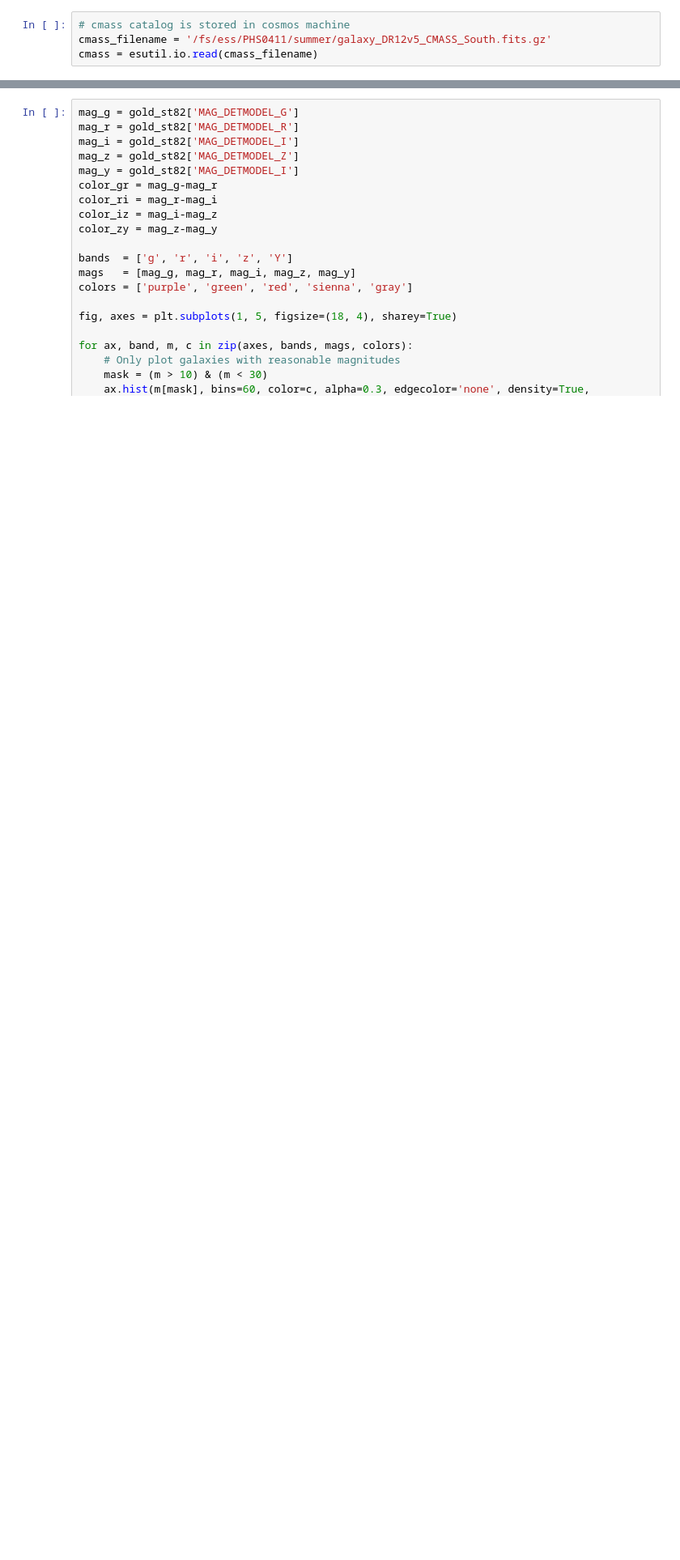
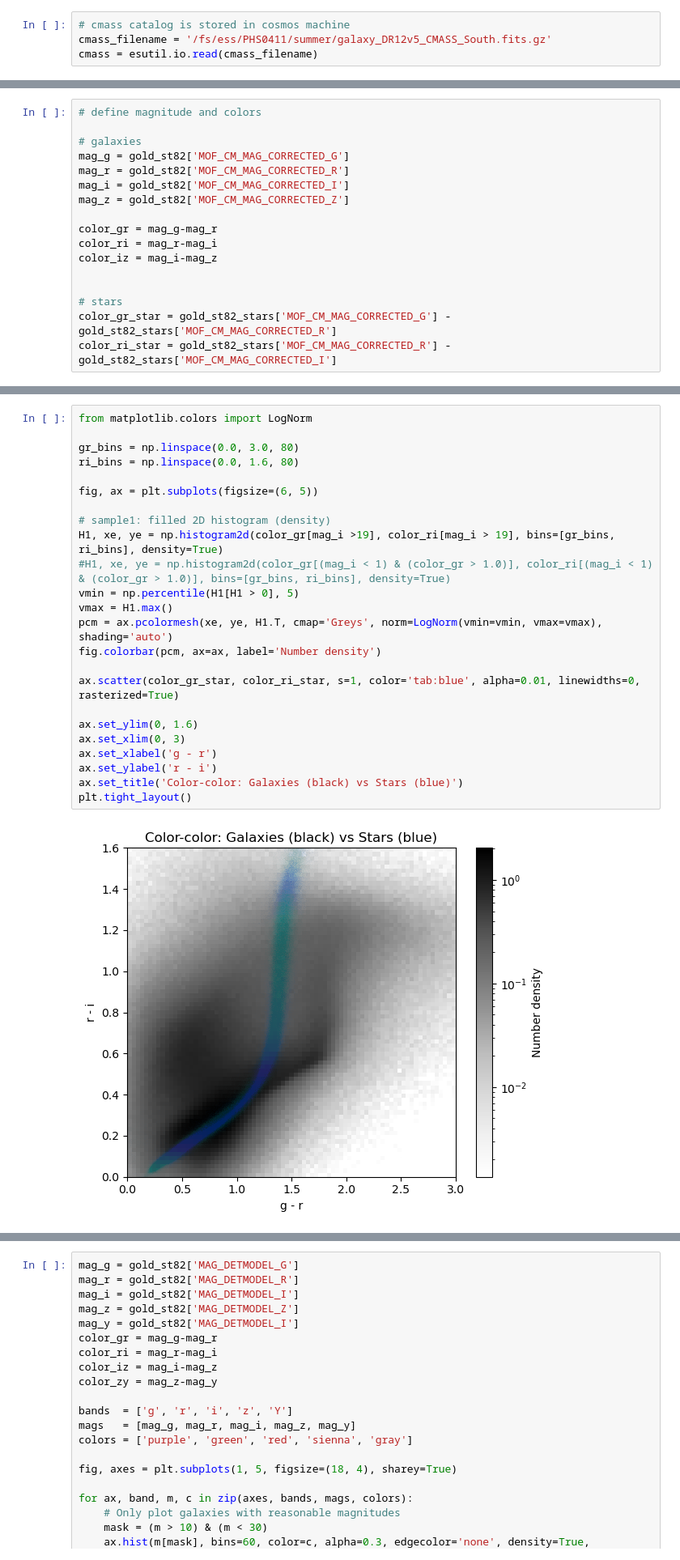
Before and after one commit to sujeong-lee/DMASS, a Jupyter notebook: notebooks/DMASS_tutorial_notebook.ipynb, the cells around one changed output, grey strips where cells are left out. Shown at 81% size. Drawn from its saved outputs; the diff is of its cells as text; blank space fills up the shorter version.

```diff
--- a/notebooks/DMASS_tutorial_notebook.ipynb
+++ b/notebooks/DMASS_tutorial_notebook.ipynb
@@ -110,0 +138,17 @@ Number of non-CMASS galaxies in Y3 GOLD catalog: 7067361
+# %%
+# define magnitude and colors
+
+# galaxies
+mag_g = gold_st82['MOF_CM_MAG_CORRECTED_G']
+mag_r = gold_st82['MOF_CM_MAG_CORRECTED_R']
+mag_i = gold_st82['MOF_CM_MAG_CORRECTED_I']
+mag_z = gold_st82['MOF_CM_MAG_CORRECTED_Z']
+
+color_gr = mag_g-mag_r
+color_ri = mag_r-mag_i
+color_iz = mag_i-mag_z
+
+
+# stars
+color_gr_star = gold_st82_stars['MOF_CM_MAG_CORRECTED_G'] - gold_st82_stars['MOF_CM_MAG_CORRECTED_R']
+color_ri_star = gold_st82_stars['MOF_CM_MAG_CORRECTED_R'] - gold_st82_stars['MOF_CM_MAG_CORRECTED_I']
@@ -110,0 +157,26 @@ Number of non-CMASS galaxies in Y3 GOLD catalog: 7067361
+# %%
+from matplotlib.colors import LogNorm
+
+gr_bins = np.linspace(0.0, 3.0, 80)
+ri_bins = np.linspace(0.0, 1.6, 80)
+
+fig, ax = plt.subplots(figsize=(6, 5))
+
+# sample1: filled 2D histogram (density)
+H1, xe, ye = np.histogram2d(color_gr[mag_i >19], color_ri[mag_i > 19], bins=[gr_bins, ri_bins], density=True)
+#H1, xe, ye = np.histogram2d(color_gr[(mag_i < 1) & (color_gr > 1.0)], color_ri[(mag_i < 1) & (color_gr > 1.0)], bins=[gr_bins, ri_bins], density=True)
+vmin = np.percentile(H1[H1 > 0], 5)
+vmax = H1.max()
+pcm = ax.pcolormesh(xe, ye, H1.T, cmap='Greys', norm=LogNorm(vmin=vmin, vmax=vmax), shading='auto')
+fig.colorbar(pcm, ax=ax, label='Number density')
+
+ax.scatter(color_gr_star, color_ri_star, s=1, color='tab:blue', alpha=0.01, linewidths=0, rasterized=True)
+
+ax.set_ylim(0, 1.6)
+ax.set_xlim(0, 3)
+ax.set_xlabel('g - r')
+ax.set_ylabel('r - i')
+ax.set_title('Color-color: Galaxies (black) vs Stars (blue)')
+plt.tight_layout()
+# %% [output]
+[figure, added]
```
Also changed, not shown: parts of 46 cells of this notebook.
